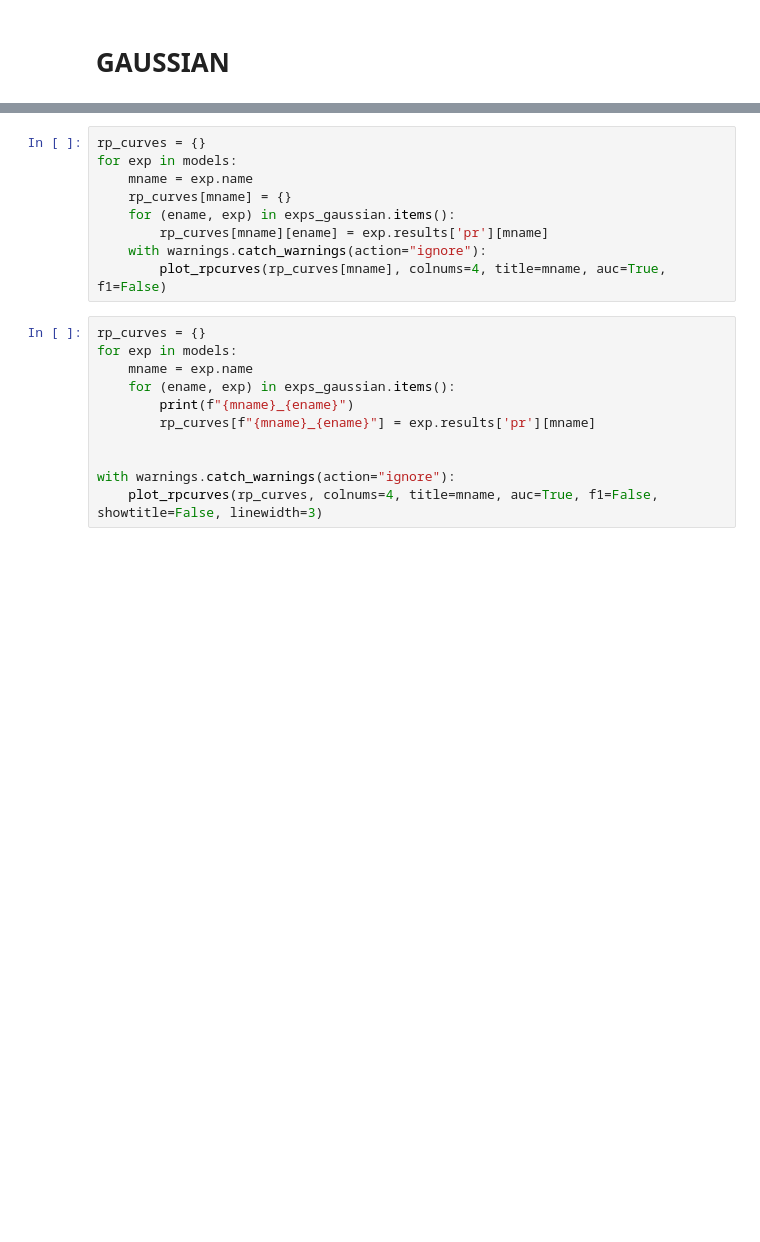
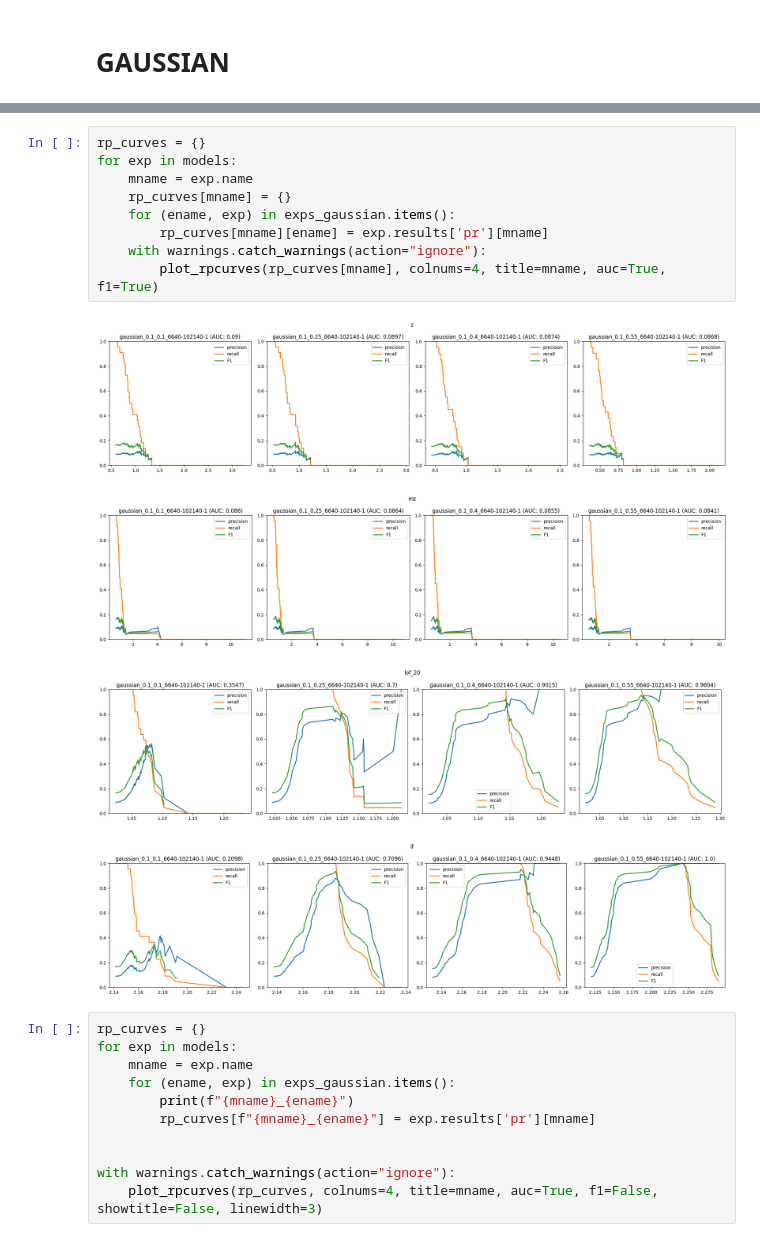
Before and after one commit to luukverkleij/PredictiveMaintenance, a Jupyter notebook: bodyshop-project/src/gaussian-experiments.ipynb, the cells around one changed output, grey strips where cells are left out. Cells and saved outputs as stored; diff of their text form; blank space fills up the shorter version.

```diff
--- a/bodyshop-project/src/gaussian-experiments.ipynb
+++ b/bodyshop-project/src/gaussian-experiments.ipynb
@@ -237,12 +239,17 @@ Best threshold: 0.8224499601549704, F1 score: 0.1758241758241758
 # %%
 rp_curves = {}
 for exp in models:
     mname = exp.name
     rp_curves[mname] = {}
     for (ename, exp) in exps_gaussian.items():
         rp_curves[mname][ename] = exp.results['pr'][mname]
     with warnings.catch_warnings(action="ignore"):
-        plot_rpcurves(rp_curves[mname], colnums=4, title=mname, auc=True, f1=False)
+        plot_rpcurves(rp_curves[mname], colnums=4, title=mname, auc=True, f1=True)
+# %% [output]
+[figure, added]
+[figure, added]
+[figure, added]
+[figure, added]
 # %%
 rp_curves = {}
 for exp in models:
```
Also changed, not shown: parts of 6 cells of this notebook, 1 other file.
